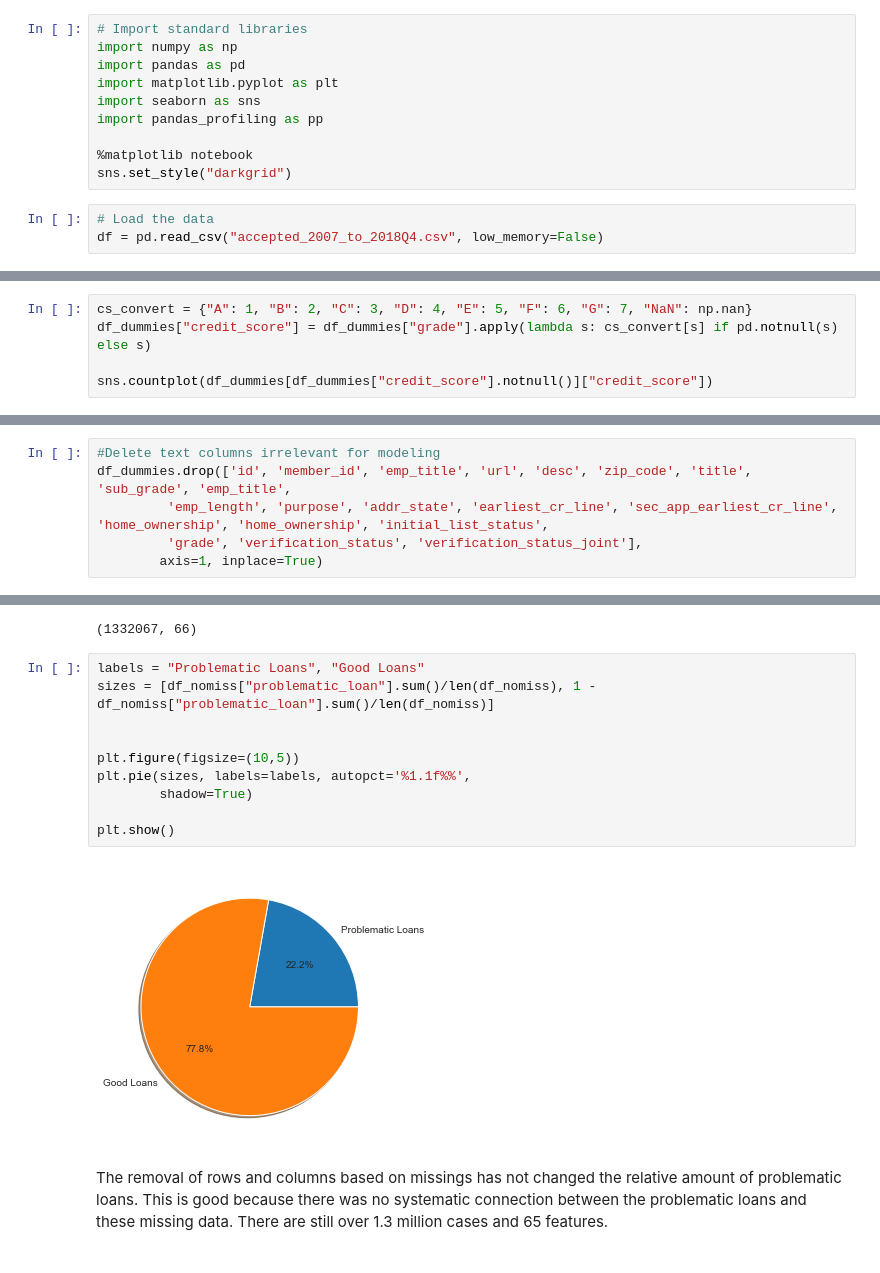
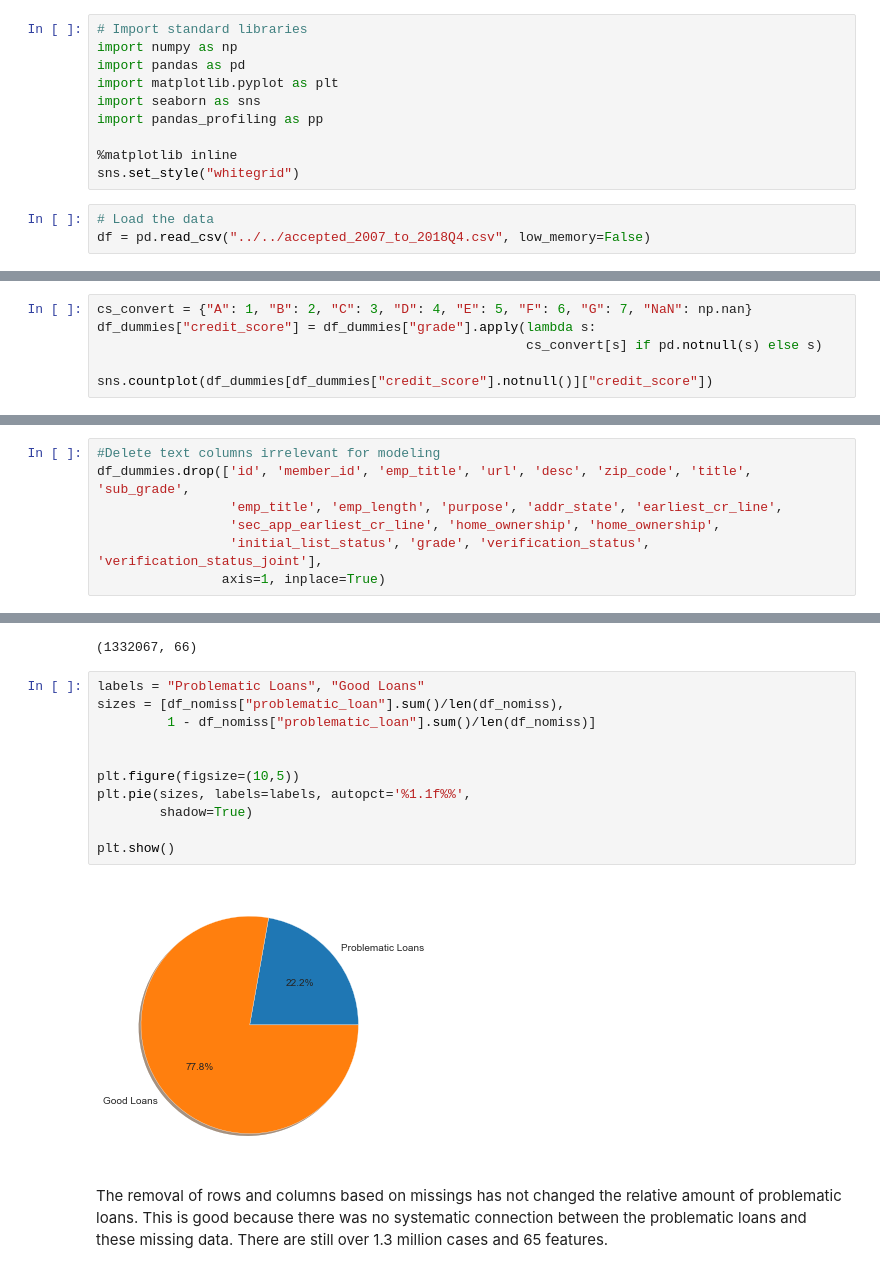
Before and after one commit to matthiasluthi/Predicting-Loan-Risk, a Jupyter notebook: PredictingLoanRisk.ipynb, the cells around one changed output, grey strips where cells are left out. Cells and saved outputs as stored; diff of their text form.

```diff
--- a/PredictingLoanRisk.ipynb
+++ b/PredictingLoanRisk.ipynb
@@ -29,11 +29,11 @@ import matplotlib.pyplot as plt
 import seaborn as sns
 import pandas_profiling as pp
 
-%matplotlib notebook
-sns.set_style("darkgrid")
+%matplotlib inline
+sns.set_style("whitegrid")
 # %%
 # Load the data
-df = pd.read_csv("accepted_2007_to_2018Q4.csv", low_memory=False)
+df = pd.read_csv("../../accepted_2007_to_2018Q4.csv", low_memory=False)
 # %% [markdown]
 <a id='1.1'></a>
 # %% [markdown]
@@ -222,7 +217,8 @@ G      9703
 Name: grade, dtype: int64
 # %%
 cs_convert = {"A": 1, "B": 2, "C": 3, "D": 4, "E": 5, "F": 6, "G": 7, "NaN": np.nan}
-df_dummies["credit_score"] = df_dummies["grade"].apply(lambda s: cs_convert[s] if pd.notnull(s) else s)
+df_dummies["credit_score"] = df_dummies["grade"].apply(lambda s:
+                                                       cs_convert[s] if pd.notnull(s) else s)
 
 sns.countplot(df_dummies[df_dummies["credit_score"].notnull()]["credit_score"])
 # %% [output]
@@ -234,10 +230,11 @@ After having engineered new features from some text columns and turned others in
 I will delete all text columns:
 # %%
 #Delete text columns irrelevant for modeling
-df_dummies.drop(['id', 'member_id', 'emp_title', 'url', 'desc', 'zip_code', 'title', 'sub_grade', 'emp_title',
-         'emp_length', 'purpose', 'addr_state', 'earliest_cr_line', 'sec_app_earliest_cr_line', 'home_ownership', 'home_ownership', 'initial_list_status',
-         'grade', 'verification_status', 'verification_status_joint'],
-        axis=1, inplace=True)
+df_dummies.drop(['id', 'member_id', 'emp_title', 'url', 'desc', 'zip_code', 'title', 'sub_grade',
+                 'emp_title', 'emp_length', 'purpose', 'addr_state', 'earliest_cr_line',
+                 'sec_app_earliest_cr_line', 'home_ownership', 'home_ownership',
+                 'initial_list_status', 'grade', 'verification_status', 'verification_status_joint'],
+                axis=1, inplace=True)
 # %% [markdown]
 <a id='2.2'></a>
 # %% [markdown]
@@ -282,16 +280,17 @@ df_nomiss.shape
 (1332067, 66)
 # %%
 labels = "Problematic Loans", "Good Loans"
-sizes = [df_nomiss["problematic_loan"].sum()/len(df_nomiss), 1 - df_nomiss["problematic_loan"].sum()/len(df_nomiss)]
+sizes = [df_nomiss["problematic_loan"].sum()/len(df_nomiss),
+         1 - df_nomiss["problematic_loan"].sum()/len(df_nomiss)]
 
 
 plt.figure(figsize=(10,5))
 plt.pie(sizes, labels=labels, autopct='%1.1f%%',
         shadow=True)
 
 plt.show()
 # %% [output]
-[figure, old version]
+[figure, new version]
 # %% [markdown]
 The removal of rows and columns based on missings has not changed the relative amount of problematic loans. This is good because there was no systematic connection between the problematic loans and these missing data. There are still over 1.3 million cases and 65 features.
 # %% [markdown]
```
Also changed, not shown: parts of 33 cells of this notebook.
